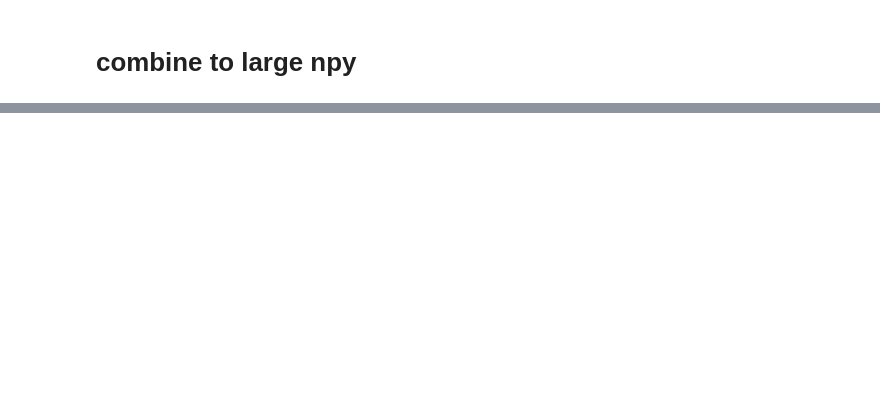
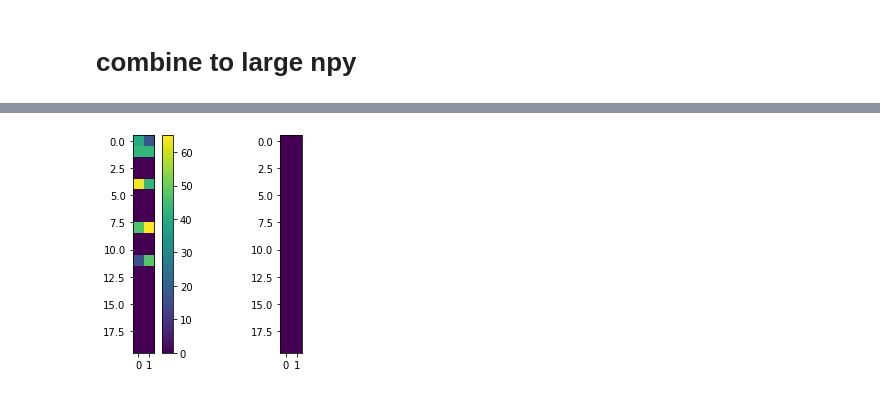
Before and after one commit to lanluo9/bio_simCLR, a Jupyter notebook: scanpath_pipeline/DeepGaze3_predict_scanpath_py.ipynb, the cells around one changed output, grey strips where cells are left out. Cells and saved outputs as stored; diff of their text form; code cells hidden in the pictures; blank space fills up the shorter version.

```diff
--- a/scanpath_pipeline/DeepGaze3_predict_scanpath_py.ipynb
+++ b/scanpath_pipeline/DeepGaze3_predict_scanpath_py.ipynb
@@ -50,0 +126,8 @@ plt.imshow(scanpath_arr[88126, :, :]); # all zeros from 88127 onwards (included)
+# %%
+plt.subplot(1,2,1)
+plt.imshow(scanpath_arr[88126, :, :]);
+plt.colorbar()
+plt.subplot(1,2,2)
+plt.imshow(scanpath_arr[88127, :, :]); # all zeros from 88127 onwards (included)
+# %% [output]
+[figure, added]
```
Also changed, not shown: parts of 10 cells of this notebook.
